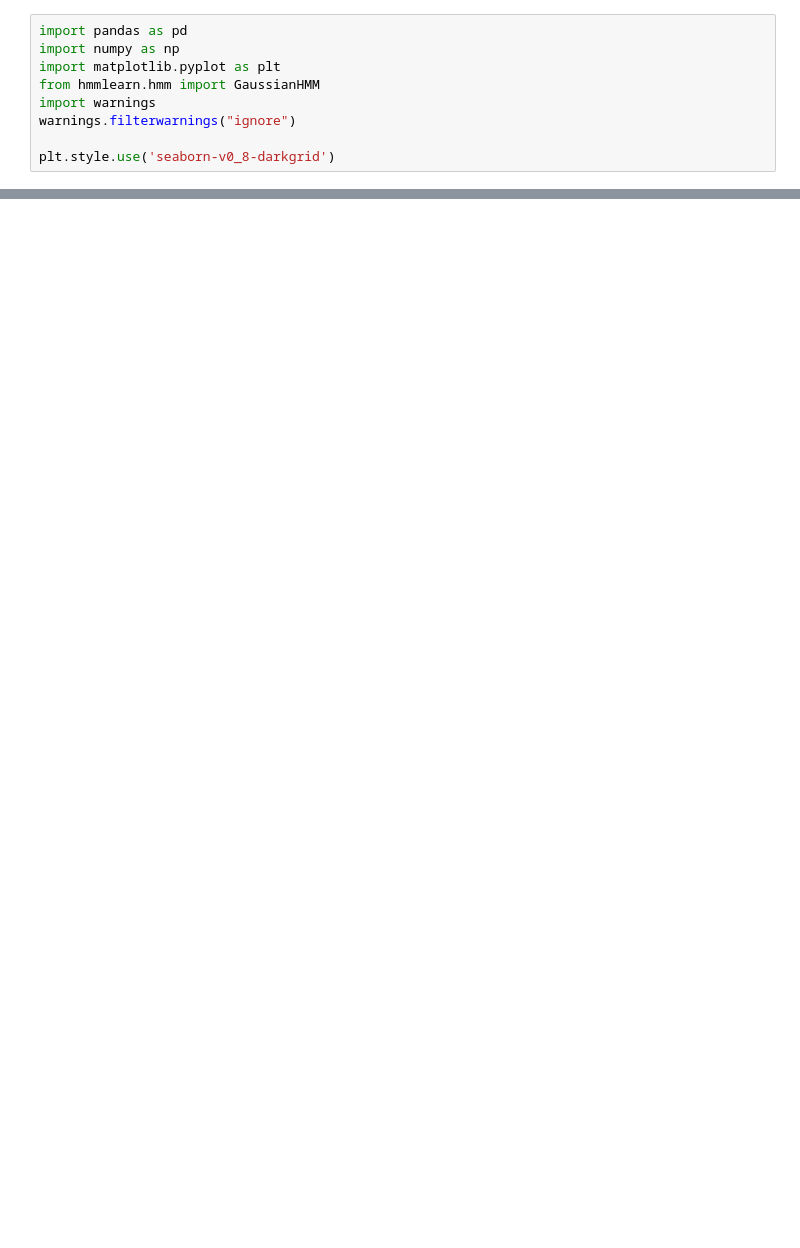
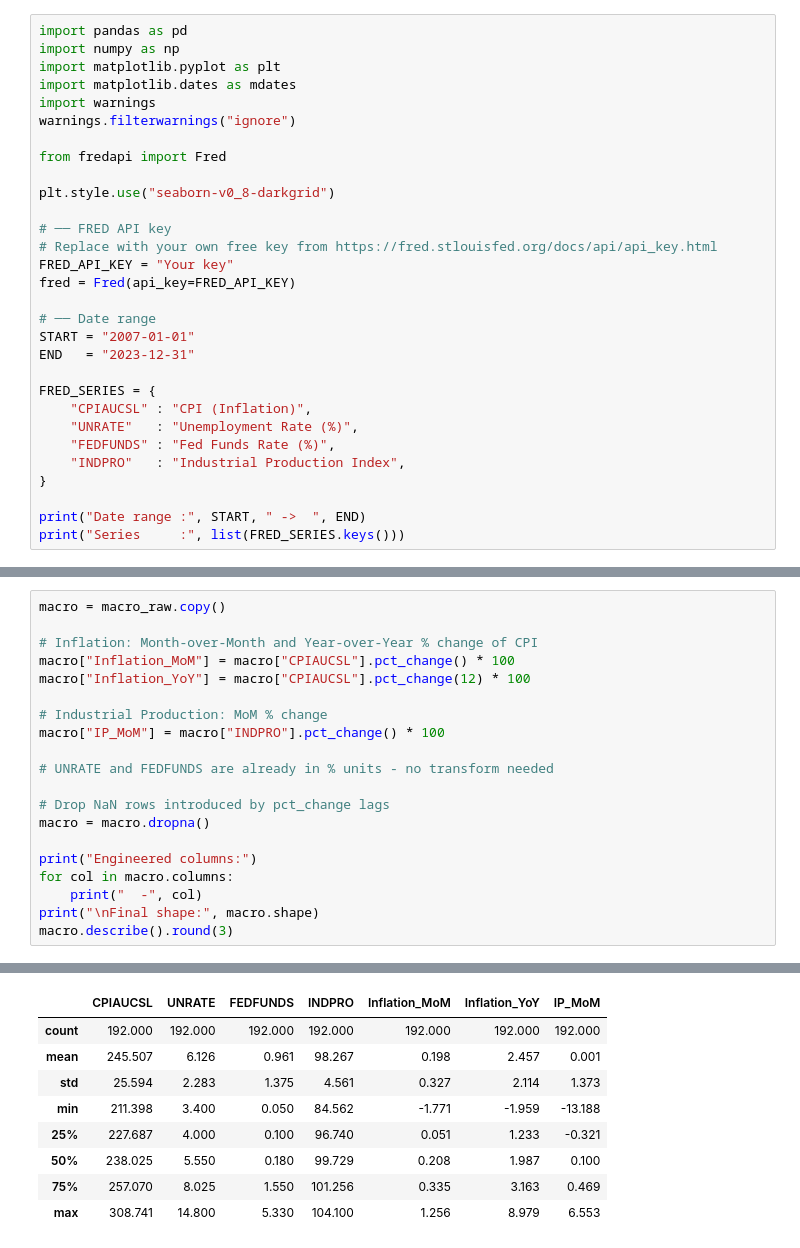
Before and after one commit to zahra-ynp/PML-InflationRegimeForecasting, a Jupyter notebook: notebooks/US/01_Data_Prep.ipynb, the cells around one changed output, grey strips where cells are left out. Cells and saved outputs as stored; diff of their text form; blank space fills up the shorter version.

Commit message:
Extract US macroeconomic indicator from Fred API and its related plot for 2007-2023

```diff
--- a/notebooks/US/01_Data_Prep.ipynb
+++ b/notebooks/US/01_Data_Prep.ipynb
@@ -4,8 +6,29 @@ Imports and Setup
 import pandas as pd
 import numpy as np
 import matplotlib.pyplot as plt
-from hmmlearn.hmm import GaussianHMM
+import matplotlib.dates as mdates
 import warnings
 warnings.filterwarnings("ignore")
 
-plt.style.use('seaborn-v0_8-darkgrid')
+from fredapi import Fred
+
+plt.style.use("seaborn-v0_8-darkgrid")
+
+# ── FRED API key
+# Replace with your own free key from https://fred.stlouisfed.org/docs/api/api_key.html
+FRED_API_KEY = "Your key"
+fred = Fred(api_key=FRED_API_KEY)
+
+# ── Date range
+START = "2007-01-01"
+END   = "2023-12-31"
+
+FRED_SERIES = {
+    "CPIAUCSL" : "CPI (Inflation)",
+    "UNRATE"   : "Unemployment Rate (%)",
+    "FEDFUNDS" : "Fed Funds Rate (%)",
+    "INDPRO"   : "Industrial Production Index",
+}
+
+print("Date range :", START, " ->  ", END)
+print("Series     :", list(FRED_SERIES.keys()))
@@ -65,0 +85,21 @@ Data successfully merged. Total aligned months: 555
+# %%
+macro = macro_raw.copy()
+
+# Inflation: Month-over-Month and Year-over-Year % change of CPI
+macro["Inflation_MoM"] = macro["CPIAUCSL"].pct_change() * 100
+macro["Inflation_YoY"] = macro["CPIAUCSL"].pct_change(12) * 100
+
+# Industrial Production: MoM % change
+macro["IP_MoM"] = macro["INDPRO"].pct_change() * 100
+
+# UNRATE and FEDFUNDS are already in % units - no transform needed
+
+# Drop NaN rows introduced by pct_change lags
+macro = macro.dropna()
+
+print("Engineered columns:")
+for col in macro.columns:
+    print("  -", col)
+print("\nFinal shape:", macro.shape)
+macro.describe().round(3)
+# %% [output]
@@ -65,0 +116,9 @@ Data successfully merged. Total aligned months: 555
+|  | CPIAUCSL | UNRATE | FEDFUNDS | INDPRO | Inflation_MoM | Inflation_YoY | IP_MoM |
+| count | 192.000 | 192.000 | 192.000 | 192.000 | 192.000 | 192.000 | 192.000 |
+| mean | 245.507 | 6.126 | 0.961 | 98.267 | 0.198 | 2.457 | 0.001 |
+| std | 25.594 | 2.283 | 1.375 | 4.561 | 0.327 | 2.114 | 1.373 |
+| min | 211.398 | 3.400 | 0.050 | 84.562 | -1.771 | -1.959 | -13.188 |
+| 25% | 227.687 | 4.000 | 0.100 | 96.740 | 0.051 | 1.233 | -0.321 |
+| 50% | 238.025 | 5.550 | 0.180 | 99.729 | 0.208 | 1.987 | 0.100 |
+| 75% | 257.070 | 8.025 | 1.550 | 101.256 | 0.335 | 3.163 | 0.469 |
+| max | 308.741 | 14.800 | 5.330 | 104.100 | 1.256 | 8.979 | 6.553 |
```
Also changed, not shown: parts of 14 cells of this notebook, 1 other file.
